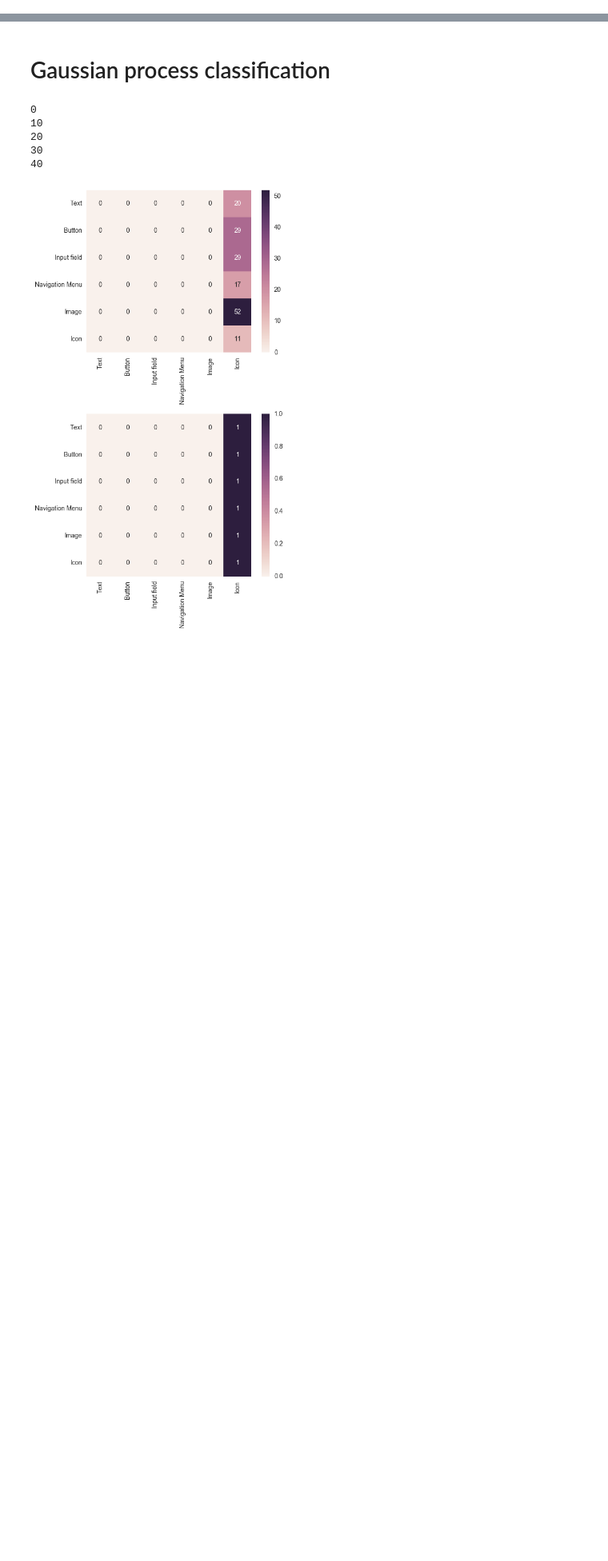
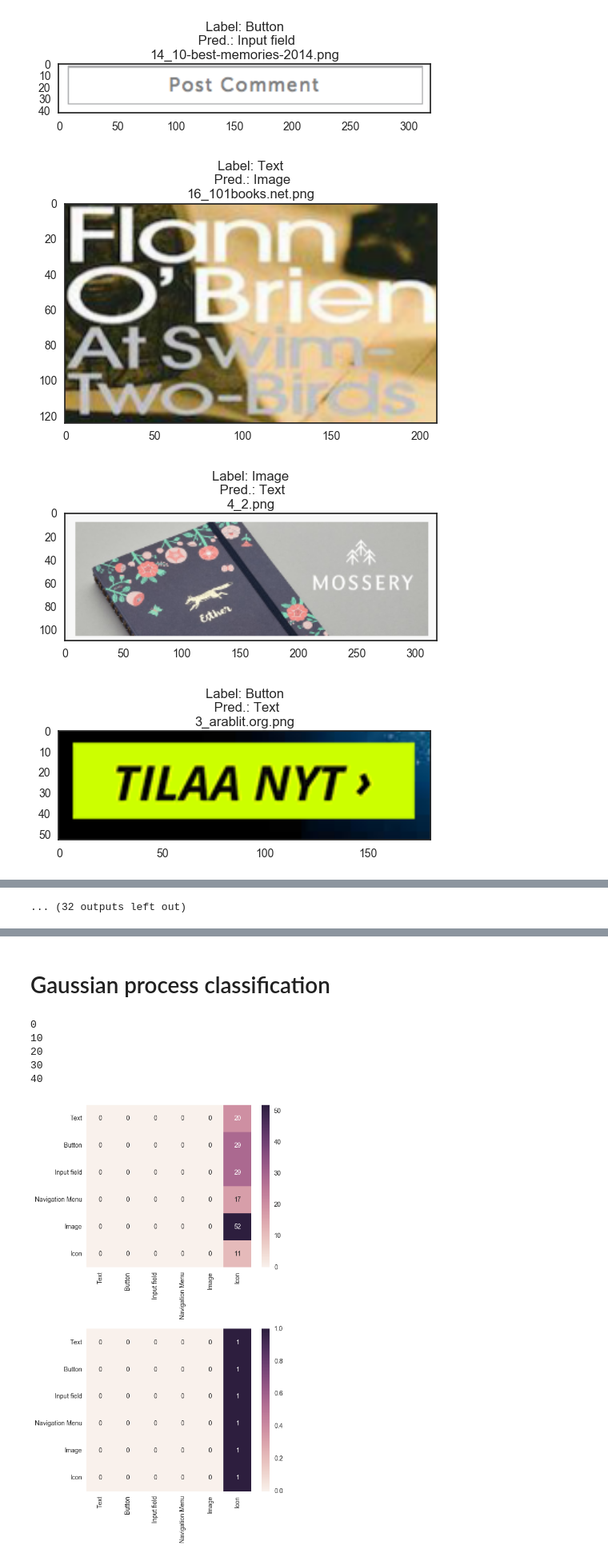
Before and after one commit to annafeit/web_labeling, a Jupyter notebook: random forest/compute features.ipynb, the cells around one changed output, grey strips where cells are left out. Shown at 80% size. Drawn from its saved outputs; the diff is of its cells as text; code cells hidden in the pictures; blank space fills up the shorter version.

```diff
--- a/random forest/compute features.ipynb
+++ b/random forest/compute features.ipynb
@@ -126,0 +139,29 @@ train(clf, df, features, "RF_25_gini_noWF_noRelPos.png")
+# %%
+#print wrongly labeled results
+preds = clf.predict(test[features])
+path = "../../img_labeled/logs/"
+for i in range(0,len(test)):
+    #FROM TEST
+    pred = preds[i]
+    label = test.iloc[i].label
+    if pred != label:
+        img = utils.read_image(path+str(int(test.iloc[i].id))+"_"+test.iloc[i].filename+".png")
+        fig,ax = utils.plot_image(img)
+        ax.set_title("Label: %s\n Pred.: %s\n%s"%(number_label[label], number_label[pred], str(int(test.iloc[i].id))+"_"+test.iloc[i].filename+".png"))
+        fig.savefig("debug/%i_test"%i, bbox_inches="tight")
+#FROM TRAIN
+preds = clf.predict(train[features])
+for i in range(0,len(train)):
+    #FROM TEST
+    pred = preds[i]
+    label = train.iloc[i].label
+    if pred != label:
+        img = utils.read_image(path+str(int(train.iloc[i].id))+"_"+train.iloc[i].filename+".png")
+        fig,ax = utils.plot_image(img)
+        ax.set_title("Label: %s\n Pred.: %s\n%s"%(number_label[label], number_label[pred], str(int(train.iloc[i].id))+"_"+train.iloc[i].filename+".png"))
+        fig.savefig("debug/%i_train"%i, bbox_inches="tight")
+# %% [output]
+[figure, added]
+[figure, added]
+[figure, added]
+[figure, added]
@@ -127,3 +176,4 @@ train(clf, df, features, "RF_25_gini_noWF_noRelPos.png")
+... (32 outputs left out)
 # %%
 fig,ax=plt.subplots(1)
 std = np.std([tree.feature_importances_ for tree in clf.estimators_],
```
Also changed, not shown: parts of 9 cells of this notebook, 46 other files.
